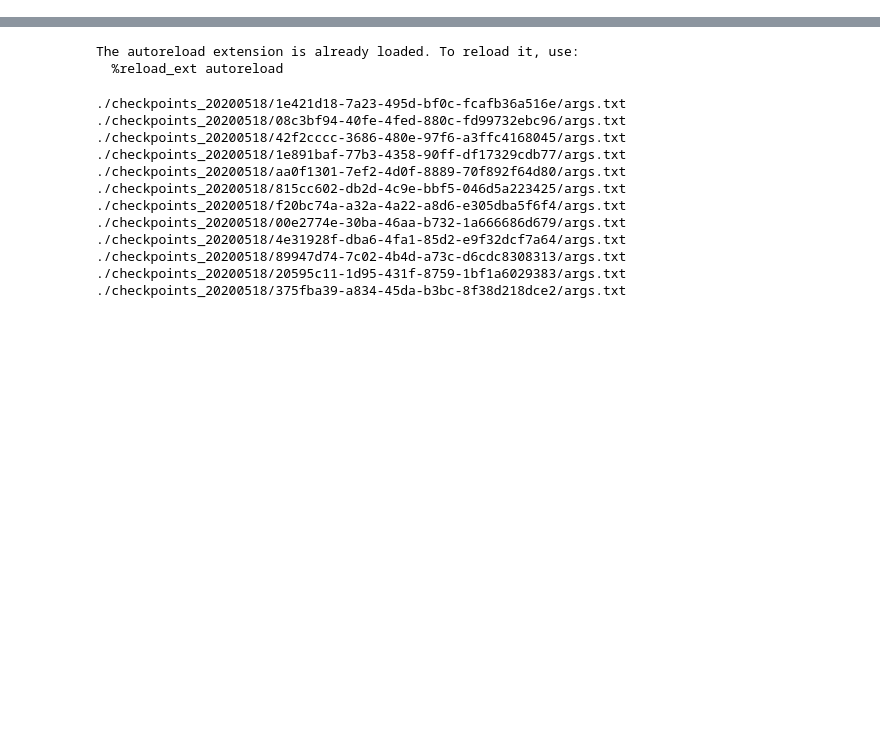
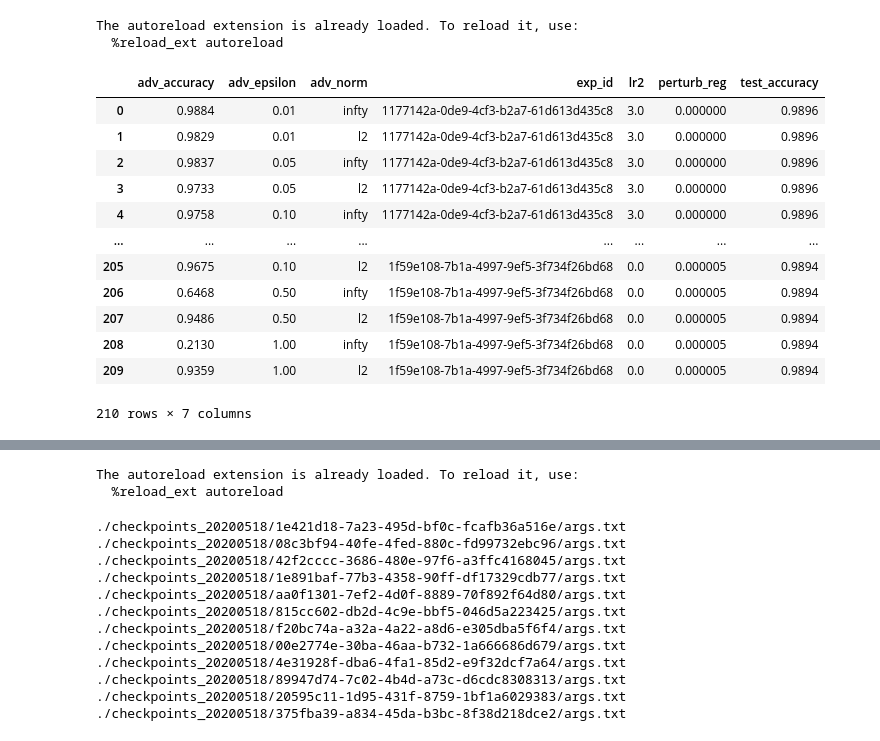
Before and after one commit to bchasnov/learning-in-games, a Jupyter notebook: demo.ipynb, the cells around one changed output, grey strips where cells are left out. Drawn from its saved outputs; the diff is of its cells as text; code cells hidden in the pictures; blank space fills up the shorter version.

```diff
--- a/demo.ipynb
+++ b/demo.ipynb
@@ -0,0 +1,29 @@
+# %%
+%load_ext autoreload
+%autoreload 2
+import os, glob
+import main, defaults
+import pandas as pd
+
+#STOREDIR = 'checkpoints_2020-05-24'
+STOREDIR = defaults.STORE_DIR # defaults to today's date
+df = pd.read_pickle(os.path.join(STOREDIR, defaults.EVAL_FILE))
+# %% [output]
+The autoreload extension is already loaded. To reload it, use:
+  %reload_ext autoreload
+# %%
+df
+# %% [output]
+|  | adv_accuracy | adv_epsilon | adv_norm | exp_id | lr2 | perturb_reg | test_accuracy |
+| 0 | 0.9884 | 0.01 | infty | 1177142a-0de9-4cf3-b2a7-61d613d435c8 | 3.0 | 0.000000 | 0.9896 |
+| 1 | 0.9829 | 0.01 | l2 | 1177142a-0de9-4cf3-b2a7-61d613d435c8 | 3.0 | 0.000000 | 0.9896 |
+| 2 | 0.9837 | 0.05 | infty | 1177142a-0de9-4cf3-b2a7-61d613d435c8 | 3.0 | 0.000000 | 0.9896 |
+| 3 | 0.9733 | 0.05 | l2 | 1177142a-0de9-4cf3-b2a7-61d613d435c8 | 3.0 | 0.000000 | 0.9896 |
+| 4 | 0.9758 | 0.10 | infty | 1177142a-0de9-4cf3-b2a7-61d613d435c8 | 3.0 | 0.000000 | 0.9896 |
+| ... | ... | ... | ... | ... | ... | ... | ... |
+| 205 | 0.9675 | 0.10 | l2 | 1f59e108-7b1a-4997-9ef5-3f734f26bd68 | 0.0 | 0.000005 | 0.9894 |
+| 206 | 0.6468 | 0.50 | infty | 1f59e108-7b1a-4997-9ef5-3f734f26bd68 | 0.0 | 0.000005 | 0.9894 |
+| 207 | 0.9486 | 0.50 | l2 | 1f59e108-7b1a-4997-9ef5-3f734f26bd68 | 0.0 | 0.000005 | 0.9894 |
+| 208 | 0.2130 | 1.00 | infty | 1f59e108-7b1a-4997-9ef5-3f734f26bd68 | 0.0 | 0.000005 | 0.9894 |
+| 209 | 0.9359 | 1.00 | l2 | 1f59e108-7b1a-4997-9ef5-3f734f26bd68 | 0.0 | 0.000005 | 0.9894 |
+210 rows × 7 columns
```
Also changed, not shown: parts of 4 cells of this notebook, 3 other files.
